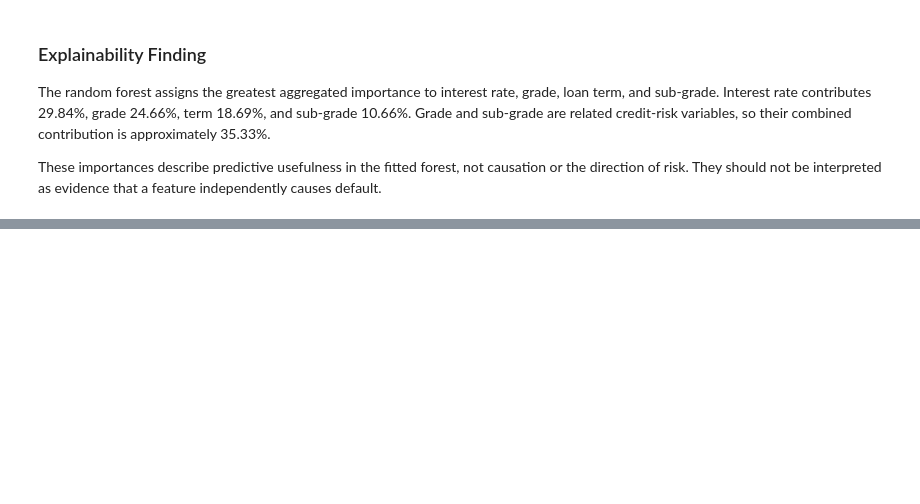
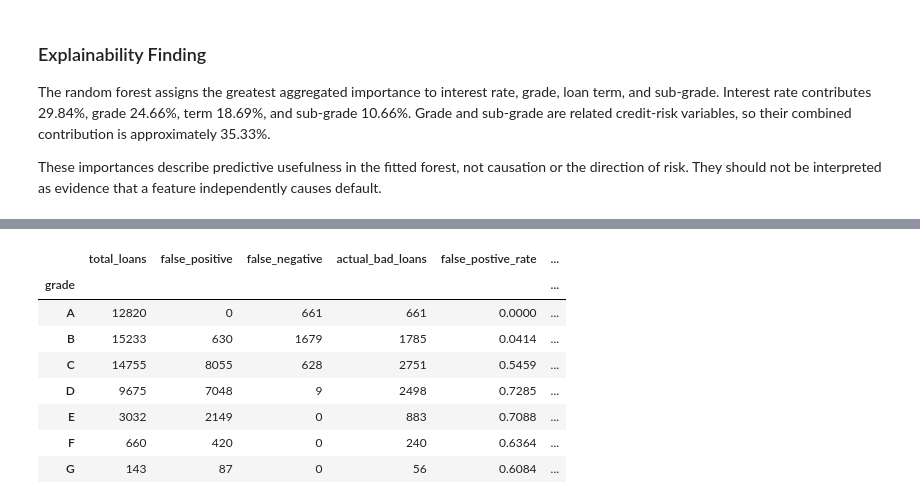
Before and after one commit to brishavrajbahak/loan-default-prediction, a Jupyter notebook: notebooks/05_tree_models.ipynb, the cells around one changed output, grey strips where cells are left out. Drawn from its saved outputs; the diff is of its cells as text; code cells hidden in the pictures; blank space fills up the shorter version.

Commit message:
day-09: analyze model error by risk segment

```diff
--- a/notebooks/05_tree_models.ipynb
+++ b/notebooks/05_tree_models.ipynb
@@ -534,3 +534,23 @@ plt.show()
 The random forest assigns the greatest aggregated importance to interest rate, grade, loan term, and sub-grade. Interest rate contributes 29.84%, grade 24.66%, term 18.69%, and sub-grade 10.66%. Grade and sub-grade are related credit-risk variables, so their combined contribution is approximately 35.33%.
 
 These importances describe predictive usefulness in the fitted forest, not causation or the direction of risk. They should not be interpreted as evidence that a feature independently causes default.
+# %%
+import numpy as np
+error_analysis = x_test.copy()
+
+error_analysis["actual"] = y_test
+error_analysis["predicted"] = forest_test_predictions
+error_analysis["probability_bad"] = forest_test_probabilities
+
+error_analysis["error_type"] = np.select(
+    [
+        (error_analysis["actual"] == 1) & (error_analysis["predicted"] == 1),
+        (error_analysis["actual"] == 0) & (error_analysis["predicted"] == 0),
+        (error_analysis["actual"] == 0) & (error_analysis["predicted"] == 1),
+        (error_analysis["actual"] == 1) & (error_analysis["predicted"] == 0),
+    ],
+    ["True Positive", "True Negative", "False Positive", "False Negative"],
+    default="Unknown",
+)
+
+display(error_analysis["error_type"].value_counts())
@@ -536,0 +583,33 @@ These importances describe predictive usefulness in the fitted forest, not causa
+# %%
+grade_error_rates = (
+    error_analysis
+    .groupby("grade")
+    .agg(
+        total_loans = ("actual", "size"),
+        false_positive=("error_type", lambda values: (values == "False Positive").sum()),
+        false_negative=("error_type", lambda values: (values == "False Negative").sum()),
+        actual_bad_loans=("actual", "sum"),
+    )
+)
+
+grade_error_rates["false_postive_rate"] = (
+    grade_error_rates["false_positive"]
+    / grade_error_rates["total_loans"]
+)
+
+grade_error_rates["false_negative_rates"] = (
+    grade_error_rates["false_negative"]
+    / grade_error_rates["actual_bad_loans"]
+)
+
+display(grade_error_rates.round(4))
+# %% [output]
+|  | total_loans | false_positive | false_negative | actual_bad_loans | false_postive_rate | ... |
+| grade |  |  |  |  |  | ... |
+| A | 12820 | 0 | 661 | 661 | 0.0000 | ... |
+| B | 15233 | 630 | 1679 | 1785 | 0.0414 | ... |
+| C | 14755 | 8055 | 628 | 2751 | 0.5459 | ... |
+| D | 9675 | 7048 | 9 | 2498 | 0.7285 | ... |
+| E | 3032 | 2149 | 0 | 883 | 0.7088 | ... |
+| F | 660 | 420 | 0 | 240 | 0.6364 | ... |
+| G | 143 | 87 | 0 | 56 | 0.6084 | ... |
```
Also changed, not shown: parts of 13 cells of this notebook, 1 other file.
